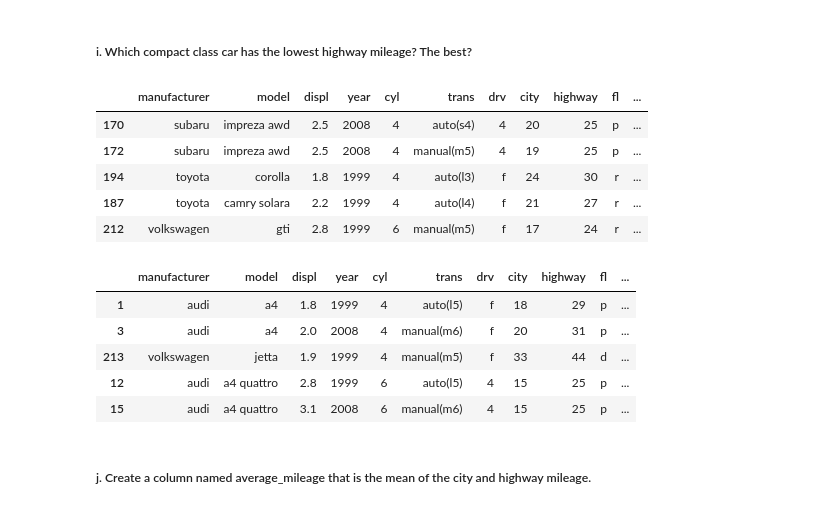
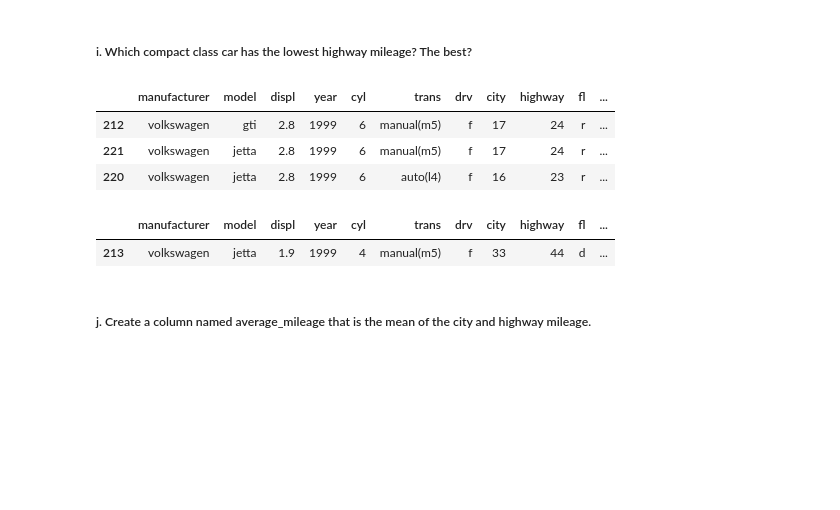
Before and after one commit to morgancross2/numpy-pandas-visualization-exercises, a Jupyter notebook: dataframes.ipynb, the cells around one changed output. Saved outputs shown, nothing was run; the diff lists cells and outputs as text; code cells hidden in the pictures; blank space fills up the shorter version.

```diff
--- a/dataframes.ipynb
+++ b/dataframes.ipynb
@@ -225,24 +245,18 @@ mpg_df.sort_values(by='mileage_difference', ascending=False).head()
 ##### i. Which compact class car has the lowest highway mileage? The best?
 # %%
 #lowest highway mileage
-mpg_df[mpg_df['class'] == 'compact'].sort_values(by='mileage_difference').head()
+mpg_df[mpg_df['class'] == 'compact'].sort_values(by='highway', ascending=False).tail(3)
 # %% [output]
 |  | manufacturer | model | displ | year | cyl | trans | drv | city | highway | fl | ... |
-| 170 | subaru | impreza awd | 2.5 | 2008 | 4 | auto(s4) | 4 | 20 | 25 | p | ... |
-| 172 | subaru | impreza awd | 2.5 | 2008 | 4 | manual(m5) | 4 | 19 | 25 | p | ... |
-| 194 | toyota | corolla | 1.8 | 1999 | 4 | auto(l3) | f | 24 | 30 | r | ... |
-| 187 | toyota | camry solara | 2.2 | 1999 | 4 | auto(l4) | f | 21 | 27 | r | ... |
 | 212 | volkswagen | gti | 2.8 | 1999 | 6 | manual(m5) | f | 17 | 24 | r | ... |
+| 221 | volkswagen | jetta | 2.8 | 1999 | 6 | manual(m5) | f | 17 | 24 | r | ... |
+| 220 | volkswagen | jetta | 2.8 | 1999 | 6 | auto(l4) | f | 16 | 23 | r | ... |
 # %%
 #best highway mileage
-mpg_df[mpg_df['class'] == 'compact'].sort_values(by='mileage_difference', ascending=False).head()
+mpg_df[mpg_df['class'] == 'compact'].sort_values(by='highway', ascending=False).head(1)
 # %% [output]
 |  | manufacturer | model | displ | year | cyl | trans | drv | city | highway | fl | ... |
-| 1 | audi | a4 | 1.8 | 1999 | 4 | auto(l5) | f | 18 | 29 | p | ... |
-| 3 | audi | a4 | 2.0 | 2008 | 4 | manual(m6) | f | 20 | 31 | p | ... |
 | 213 | volkswagen | jetta | 1.9 | 1999 | 4 | manual(m5) | f | 33 | 44 | d | ... |
-| 12 | audi | a4 quattro | 2.8 | 1999 | 6 | auto(l5) | 4 | 15 | 25 | p | ... |
-| 15 | audi | a4 quattro | 3.1 | 2008 | 6 | manual(m6) | 4 | 15 | 25 | p | ... |
 # %% [markdown]
 ##### j. Create a column named average_mileage that is the mean of the city and highway mileage.
 # %%
```
Also changed, not shown: parts of 7 cells of this notebook.
